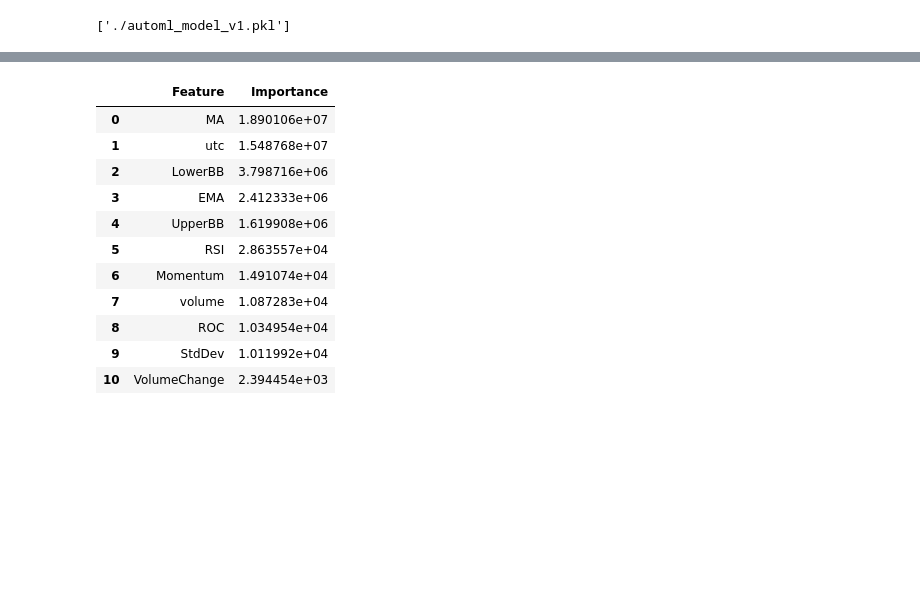
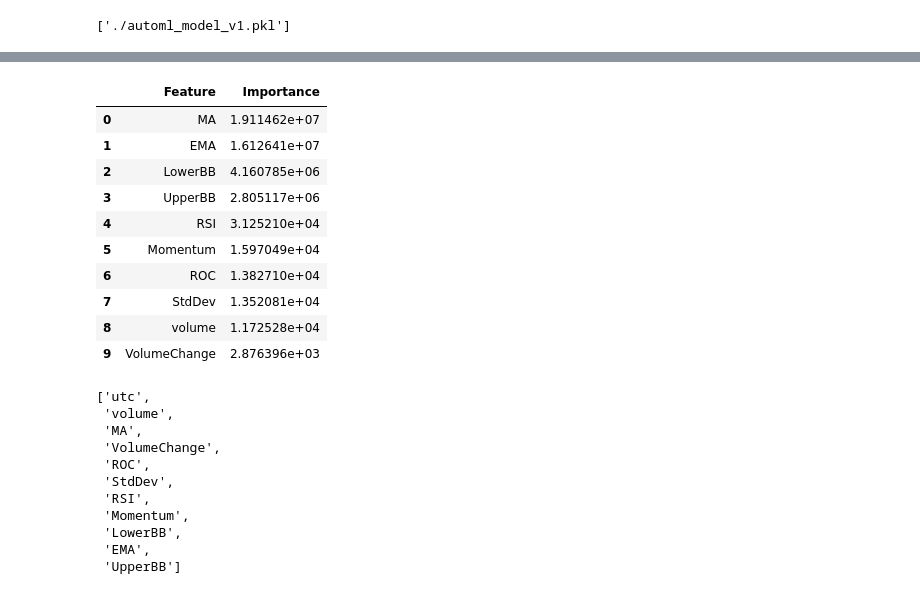
Before and after one commit to xsevios/invest-bot, a Jupyter notebook: research/EDA.ipynb, the cells around one changed output, grey strips where cells are left out. Cells and saved outputs as stored; diff of their text form; code cells hidden in the pictures; blank space fills up the shorter version.

Commit message:
New model with accurate candeles and new features

```diff
--- a/research/EDA.ipynb
+++ b/research/EDA.ipynb
@@ -294,15 +369,28 @@ model = joblib.load('./automl_model_v1.pkl')
+# %%
+fi
+# %% [output]
+|  | Feature | Importance |
+| 0 | MA | 1.911462e+07 |
+| 1 | EMA | 1.612641e+07 |
+| 2 | LowerBB | 4.160785e+06 |
+| 3 | UpperBB | 2.805117e+06 |
+| 4 | RSI | 3.125210e+04 |
+| 5 | Momentum | 1.597049e+04 |
+| 6 | ROC | 1.382710e+04 |
+| 7 | StdDev | 1.352081e+04 |
+| 8 | volume | 1.172528e+04 |
+| 9 | VolumeChange | 2.876396e+03 |
 # %%
-model.get_feature_scores()
+model.collect_used_feats()
 # %% [output]
-|  | Feature | Importance |
-| 0 | MA | 1.890106e+07 |
-| 1 | utc | 1.548768e+07 |
-| 2 | LowerBB | 3.798716e+06 |
-| 3 | EMA | 2.412333e+06 |
-| 4 | UpperBB | 1.619908e+06 |
-| 5 | RSI | 2.863557e+04 |
-| 6 | Momentum | 1.491074e+04 |
-| 7 | volume | 1.087283e+04 |
-| 8 | ROC | 1.034954e+04 |
-| 9 | StdDev | 1.011992e+04 |
-| 10 | VolumeChange | 2.394454e+03 |
+['utc',
+ 'volume',
+ 'MA',
+ 'VolumeChange',
+ 'ROC',
+ 'StdDev',
+ 'RSI',
+ 'Momentum',
+ 'LowerBB',
+ 'EMA',
+ 'UpperBB']
```
Also changed, not shown: parts of 13 cells of this notebook.
